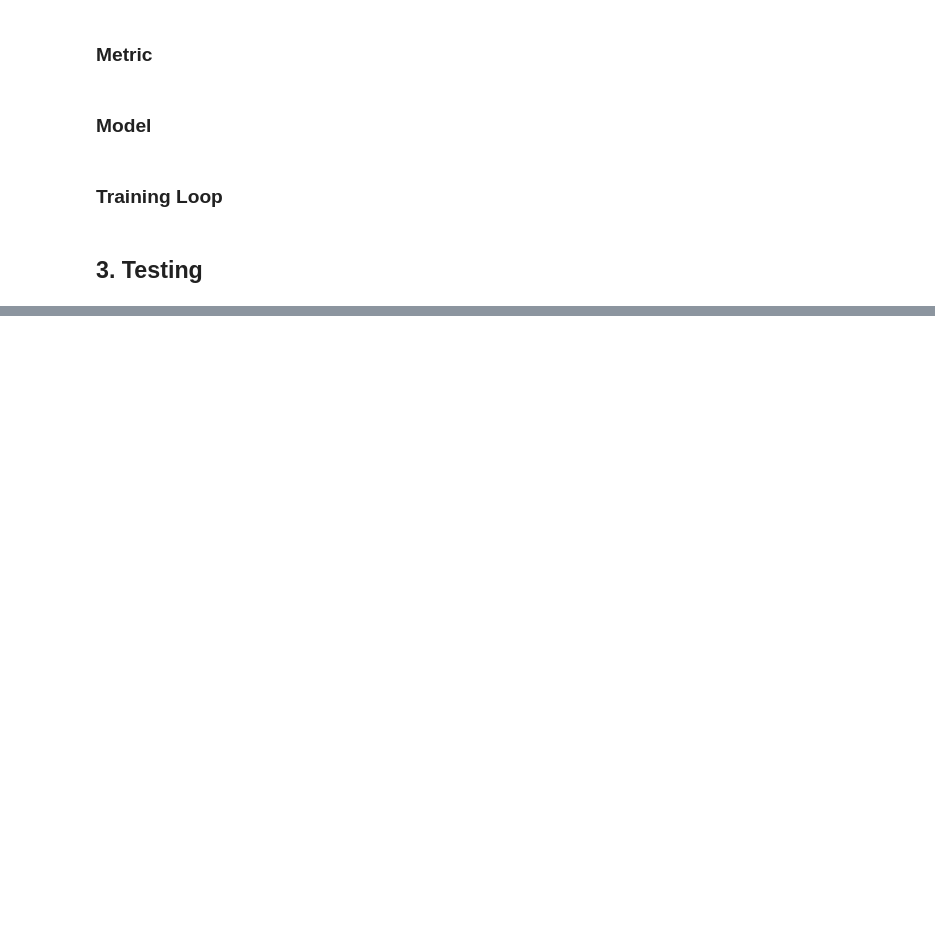
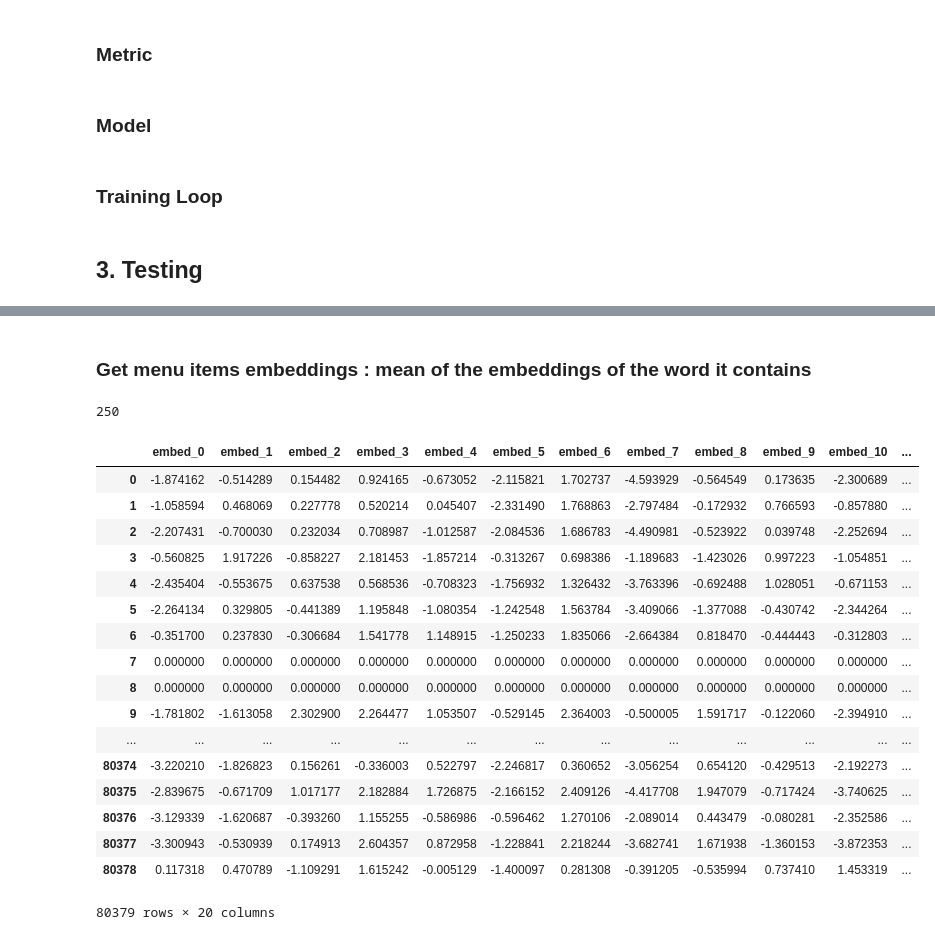
Before and after one commit to Iwontbecreative/the-right-price, a Jupyter notebook: GloVe.ipynb, the cells around one changed output, grey strips where cells are left out. Drawn from its saved outputs; the diff is of its cells as text; code cells hidden in the pictures; blank space fills up the shorter version.

```diff
--- a/GloVe.ipynb
+++ b/GloVe.ipynb
@@ -18,6 +18,8 @@ data = data[data.item_price > 0]
 data = data[data.item_price < 200]
 data['rest_location'] = data['rest_location'].apply(lambda x: x.split("\n")[1].strip())
 data['rest_location'] = data['rest_location'].replace('', '0').replace('Bercy Village', '0').astype(int)
+
+data.index = np.arange(len(data.item))
 # %% [markdown]
 For speed, we're only using the 250 most common words.
 # %%
@@ -205,7 +209,7 @@ batch_size = 1024
 learning_rate = 1.
 num_epochs = 2000
 alpha = 0.75
-xmax = 100
+xmax = 50
 
 glove = Glove(embedding_dim, vocab_size, batch_size)
 glove.init_weights(0.1)
@@ -233,0 +238,44 @@ Epoch: 2000 Avg Loss: 0.000283071391984 Score: 5
+# %%
+word_embeddings = pd.DataFrame(glove.get_embeddings(range(top_k)))
+word_embeddings.to_csv(path_or_buf='word_embeddings.csv', sep=',', index=False)
+# %% [markdown]
+### Get menu items embeddings : mean of the embeddings of the word it contains
+# %%
+len(word_to_idx)
+# %% [output]
+250
+# %%
+embed_features = pd.DataFrame(0., index=np.arange(len(data.item)), columns = ['embed_'+str(i) for i in range(embedding_dim)])
+
+for i, example in enumerate(data.item):
+    words = tokenize(example)
+    embedding, counter = np.zeros(embedding_dim), 0
+    for word in words:
+        if word in vocabulary:
+            embedding += np.array(word_embeddings.iloc[word_to_idx[word],:])
+            counter +=1
+    if counter != 0:
+        embedding = embedding/counter
+
+    embed_features.iloc[i,:] = embedding
+# %%
+embed_features
+# %% [output]
+|  | embed_0 | embed_1 | embed_2 | embed_3 | embed_4 | embed_5 | embed_6 | embed_7 | embed_8 | embed_9 | embed_10 | ... |
+| 0 | -1.874162 | -0.514289 | 0.154482 | 0.924165 | -0.673052 | -2.115821 | 1.702737 | -4.593929 | -0.564549 | 0.173635 | -2.300689 | ... |
+| 1 | -1.058594 | 0.468069 | 0.227778 | 0.520214 | 0.045407 | -2.331490 | 1.768863 | -2.797484 | -0.172932 | 0.766593 | -0.857880 | ... |
+| 2 | -2.207431 | -0.700030 | 0.232034 | 0.708987 | -1.012587 | -2.084536 | 1.686783 | -4.490981 | -0.523922 | 0.039748 | -2.252694 | ... |
+| 3 | -0.560825 | 1.917226 | -0.858227 | 2.181453 | -1.857214 | -0.313267 | 0.698386 | -1.189683 | -1.423026 | 0.997223 | -1.054851 | ... |
+| 4 | -2.435404 | -0.553675 | 0.637538 | 0.568536 | -0.708323 | -1.756932 | 1.326432 | -3.763396 | -0.692488 | 1.028051 | -0.671153 | ... |
+| 5 | -2.264134 | 0.329805 | -0.441389 | 1.195848 | -1.080354 | -1.242548 | 1.563784 | -3.409066 | -1.377088 | -0.430742 | -2.344264 | ... |
+| 6 | -0.351700 | 0.237830 | -0.306684 | 1.541778 | 1.148915 | -1.250233 | 1.835066 | -2.664384 | 0.818470 | -0.444443 | -0.312803 | ... |
+| 7 | 0.000000 | 0.000000 | 0.000000 | 0.000000 | 0.000000 | 0.000000 | 0.000000 | 0.000000 | 0.000000 | 0.000000 | 0.000000 | ... |
+| 8 | 0.000000 | 0.000000 | 0.000000 | 0.000000 | 0.000000 | 0.000000 | 0.000000 | 0.000000 | 0.000000 | 0.000000 | 0.000000 | ... |
+| 9 | -1.781802 | -1.613058 | 2.302900 | 2.264477 | 1.053507 | -0.529145 | 2.364003 | -0.500005 | 1.591717 | -0.122060 | -2.394910 | ... |
+| ... | ... | ... | ... | ... | ... | ... | ... | ... | ... | ... | ... | ... |
+| 80374 | -3.220210 | -1.826823 | 0.156261 | -0.336003 | 0.522797 | -2.246817 | 0.360652 | -3.056254 | 0.654120 | -0.429513 | -2.192273 | ... |
+| 80375 | -2.839675 | -0.671709 | 1.017177 | 2.182884 | 1.726875 | -2.166152 | 2.409126 | -4.417708 | 1.947079 | -0.717424 | -3.740625 | ... |
+| 80376 | -3.129339 | -1.620687 | -0.393260 | 1.155255 | -0.586986 | -0.596462 | 1.270106 | -2.089014 | 0.443479 | -0.080281 | -2.352586 | ... |
+| 80377 | -3.300943 | -0.530939 | 0.174913 | 2.604357 | 0.872958 | -1.228841 | 2.218244 | -3.682741 | 1.671938 | -1.360153 | -3.872353 | ... |
+| 80378 | 0.117318 | 0.470789 | -1.109291 | 1.615242 | -0.005129 | -1.400097 | 0.281308 | -0.391205 | -0.535994 | 0.737410 | 1.453319 | ... |
+80379 rows × 20 columns
```
Also changed, not shown: parts of 2 cells of this notebook, 2 other files.
